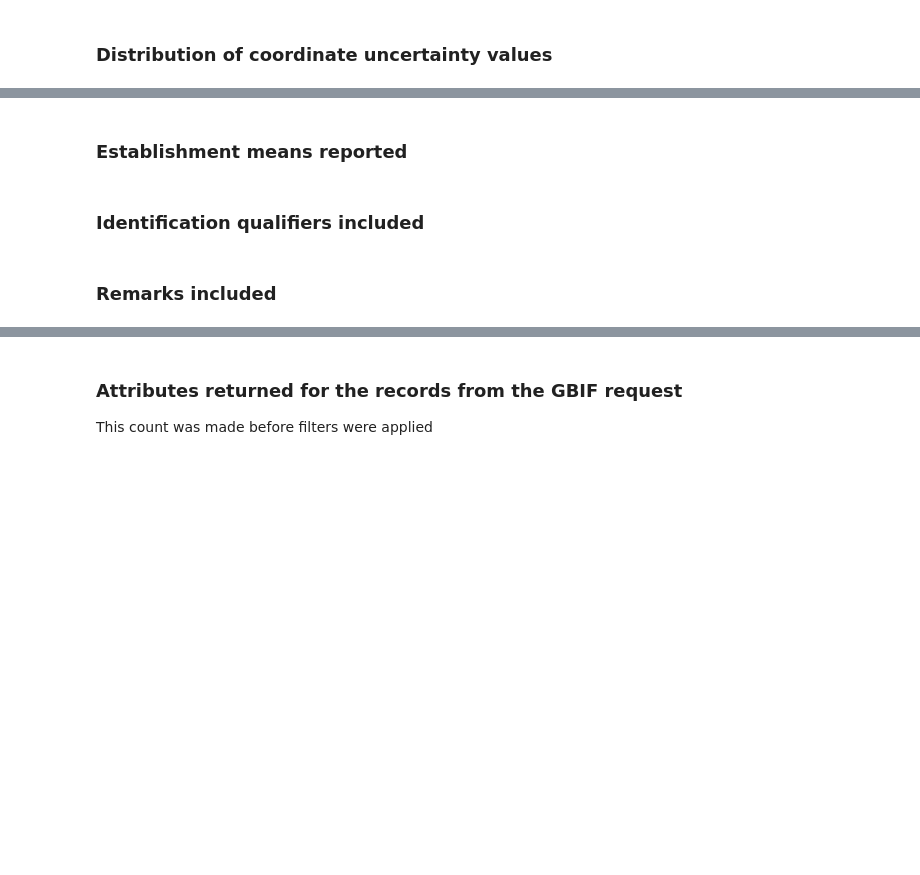
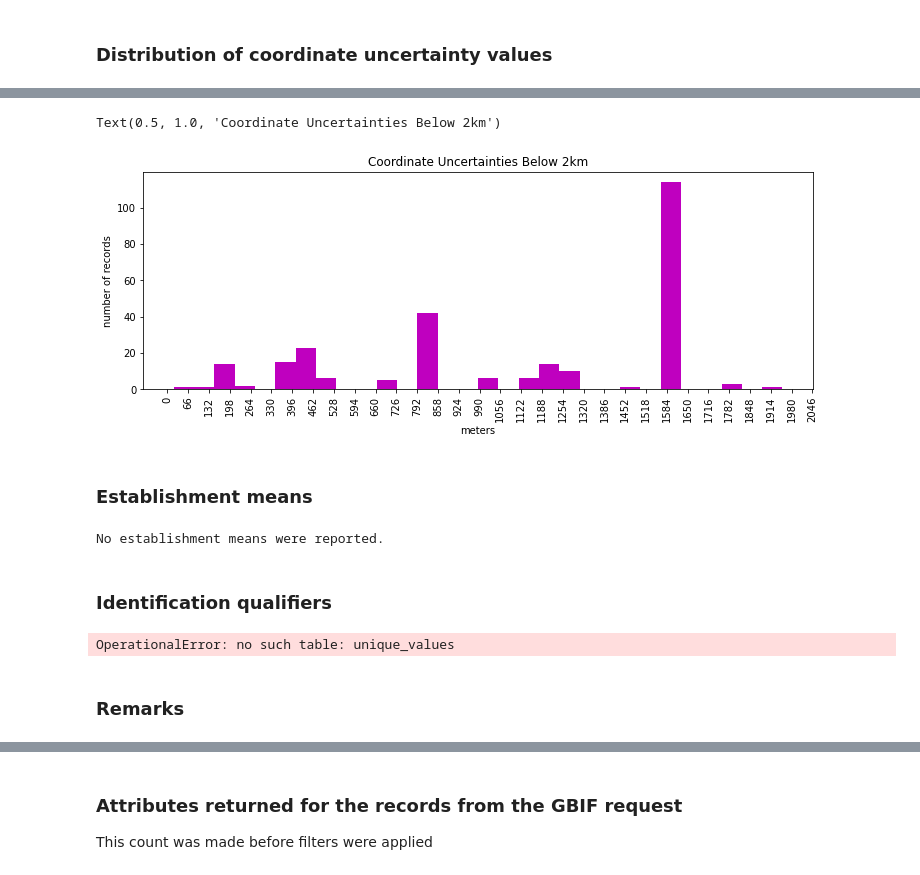
Before and after one commit to AdelsteinJillTPF/wildlife-wrangler, a Jupyter notebook: NEW_TEMPLATE.ipynb, the cells around one changed output, grey strips where cells are left out. Cells and saved outputs as stored; diff of their text form; code cells hidden in the pictures; blank space fills up the shorter version.

Commit message:
Get EBD function now populates some fields.

```diff
--- a/NEW_TEMPLATE.ipynb
+++ b/NEW_TEMPLATE.ipynb
@@ -529,25 +501,34 @@ plt.title("Coordinate Uncertainty")'''
 # %%
-'''rng_max = 2000
+rng_max = 2000
 occ_cert2 = [x for x in occ_cert if x <= rng_max]
 plt.figure(figsize=(12,4))
 plt.hist(occ_cert2, bins=30, color="m", align='mid')
 plt.xticks(range(0, rng_max + 100, int(rng_max/30.)), rotation=90)
 plt.ylabel("number of records")
 plt.xlabel("meters")
-plt.title("Coordinate Uncertainties Below 2km")'''
+plt.title("Coordinate Uncertainties Below 2km")
+# %% [output]
+Text(0.5, 1.0, 'Coordinate Uncertainties Below 2km')
+[figure, added]
 # %% [markdown]
-### Establishment means reported
+### Establishment means
 # %%
 establishment = pd.read_sql(sql="SELECT * FROM attribute_value_counts WHERE attribute = 'establishmentMeans';", con=output_db_conn)
-print(establishment[['value', 'acquired', 'removed', 'retained']])
+if establishment.empty == True:
+    print("No establishment means were reported.")
+if establishment.empty == False:
+    print(establishment[['value', 'acquired', 'removed', 'retained']])
+# %% [output]
+No establishment means were reported.
 # %% [markdown]
-### Identification qualifiers included
+### Identification qualifiers
 # %%
-'''quali = curs_occ.execute("SELECT DISTINCT vals FROM unique_values WHERE field = 'IDqualifier' AND step = 'filter';").fetchall()[0]
+quali = cursor.execute("SELECT DISTINCT vals FROM unique_values WHERE field = 'IDqualifier' AND step = 'filter';").fetchall()[0]
 for q in quali:
     q = q.replace('[', '').strip().replace(']', '').replace("'", "")
     print(q)
-'''
+# %% [output]
+OperationalError: no such table: unique_values
 # %% [markdown]
-### Remarks included
+### Remarks
 # %%
```
Also changed, not shown: parts of 29 cells of this notebook, 1 other file.
